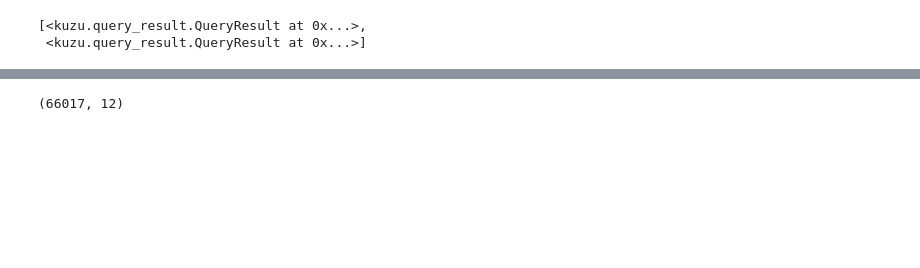
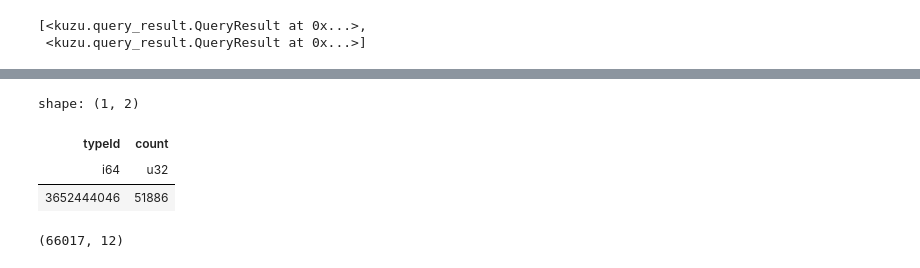
Before and after one commit to PharmAccess/fair-with-fhir, a Jupyter notebook: create-graphdb.ipynb, the cells around one changed output, grey strips where cells are left out. Cells and saved outputs as stored; diff of their text form; code cells hidden in the pictures; blank space fills up the shorter version.

```diff
--- a/create-graphdb.ipynb
+++ b/create-graphdb.ipynb
@@ -86,6 +123,15 @@ Relationship = (
     .join(fullname, **join_relationship)
     .join(synonyms, **join_relationship)
 )
+# %%
+Relationship.select(pl.col("typeId").value_counts()).unnest("typeId").sort(
+    "count", descending=True
+).head(10).sum()
+# %% [output]
+shape: (1, 2)
+| typeId | count |
+| i64 | u32 |
+| 3652444046 | 51886 |
 # %%
 # inspect frequency of each type of relationship out of 66,017 relationships
 print(Relationship.shape)
```
Also changed, not shown: parts of 10 cells of this notebook.
